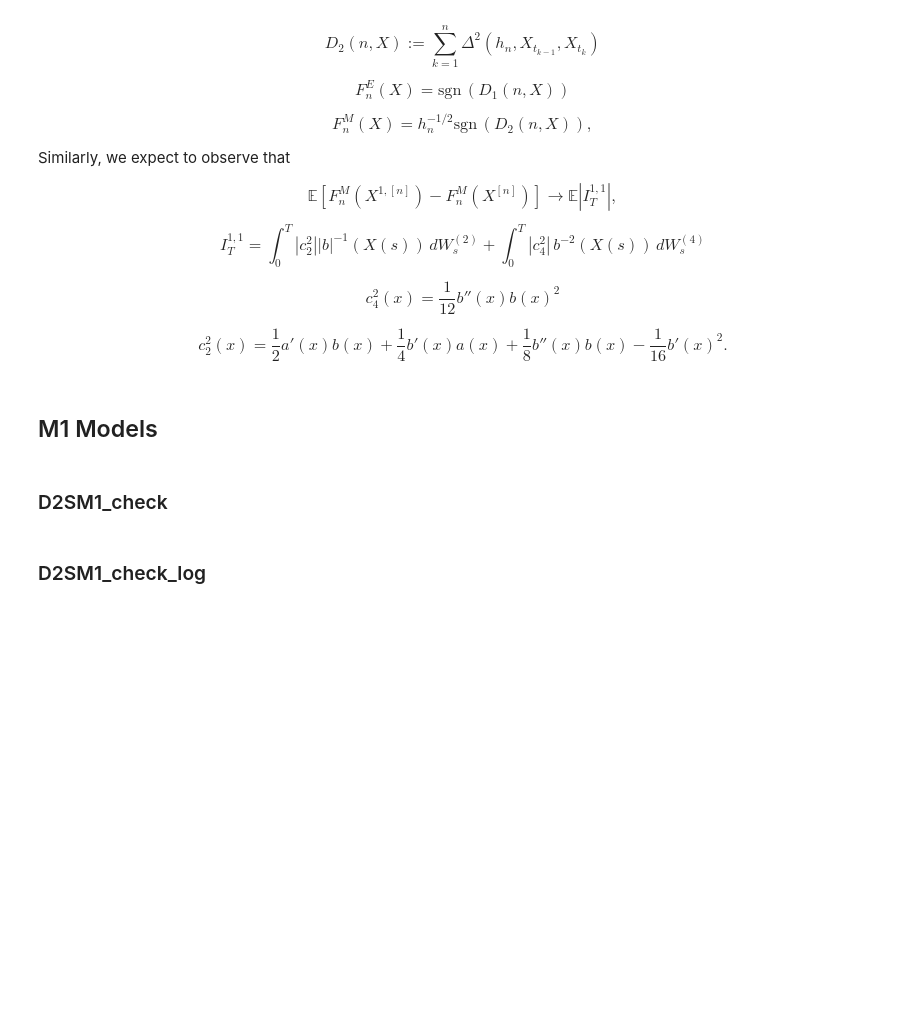
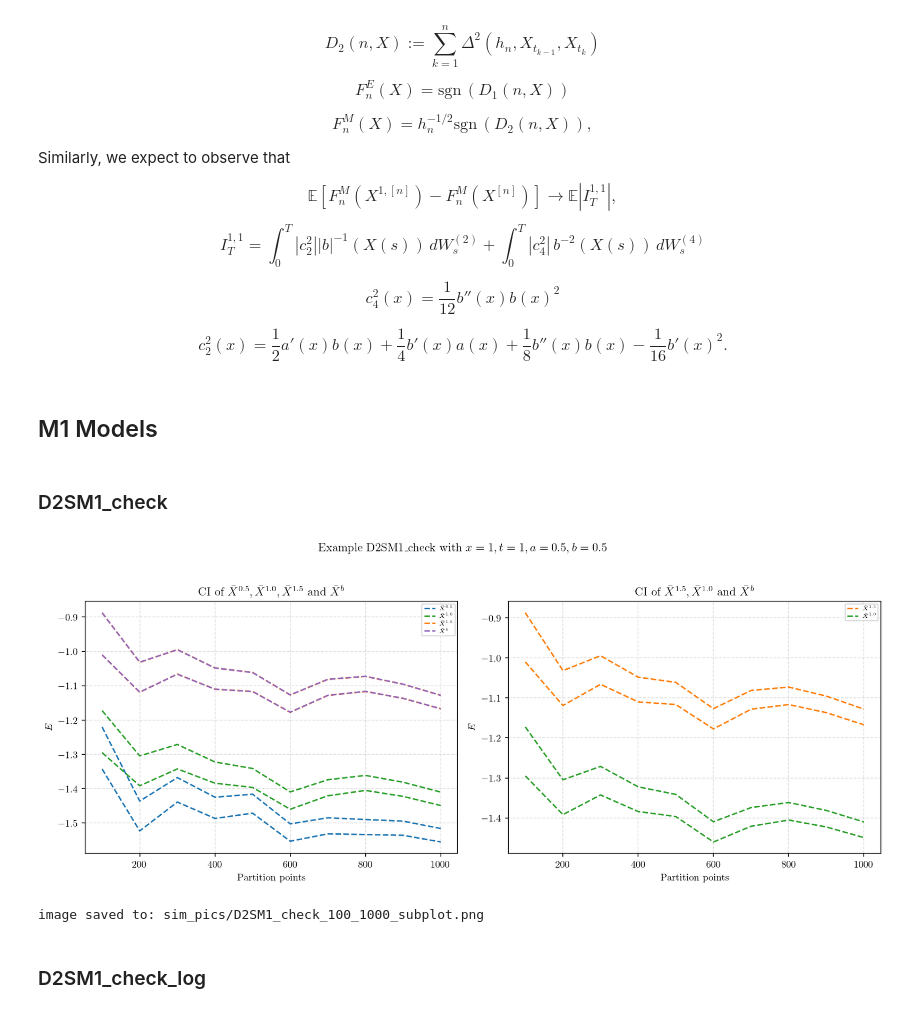
Before and after one commit to Andriyichenko/simulation, a Jupyter notebook: D2S/D2S_plot.ipynb, the cells around one changed output. Saved outputs shown, nothing was run; the diff lists cells and outputs as text; code cells hidden in the pictures; blank space fills up the shorter version.

```diff
--- a/D2S/D2S_plot.ipynb
+++ b/D2S/D2S_plot.ipynb
@@ -39,8 +39,8 @@ $$
 c_2^2(x) = \frac{1}{2} a'(x)b(x) + \frac{1}{4} b'(x)a(x)
 + \frac{1}{8} b''(x)b(x) - \frac{1}{16} b'(x)^2.
 $$
-# %% [markdown]
-## M1 Models
+# %% [markdown]
+## M1 Models
 # %% [markdown]
 ### D2SM1_check
 # %%
@@ -106,35 +106,38 @@ ax1.plot(df2["points"], A15_up_df2,  linestyle="--", color="#ff7f0e", label=r"$\
 ax1.plot(df2["points"], A15_low_df2, linestyle="--", color="#ff7f0e")
 ax1.plot(df2["points"], Axb_up_df2,  linestyle="--", color="#9467bd", label=r"$\bar{X}^{b}$")
 ax1.plot(df2["points"], Axb_low_df2, linestyle="--", color="#9467bd")
 
 ax1.set_title(r'CI of $\bar{X}^{0.5}, \bar{X}^{1.0}, \bar{X}^{1.5}$ and $\bar{X}^{b}$')
 ax1.set_xlabel("Partition points")
 ax1.set_ylabel("$E$")
 ax1.grid(True, linestyle="--", alpha=0.4)
 ax1.legend(fontsize=5.5, loc='best')
 
 # ===== 右側の図：指定された4本の線の図 =====
 ax2 = axes[1]
 ax2.plot(df2["points"], A15_up_df2,  linestyle="--", color="#ff7f0e", label=r"$\bar{X}^{1.5}$")
 ax2.plot(df2["points"], A15_low_df2, linestyle="--", color="#ff7f0e")
-ax2.plot(df2["points"], Axb_up_df2,  linestyle="--", color="#9467bd", label=r"$\bar{X}^{b}$")
-ax2.plot(df2["points"], Axb_low_df2, linestyle="--", color="#9467bd")
+# ax2.plot(df2["points"], Axb_up_df2,  linestyle="--", color="#9467bd", label=r"$\bar{X}^{b}$")
+# ax2.plot(df2["points"], Axb_low_df2, linestyle="--", color="#9467bd")
 ax2.plot(df2["points"], Am_up_df2,  linestyle="--", color="#2ca02c", label=r"$\bar{X}^{1.0}$")
 ax2.plot(df2["points"], Am_low_df2, linestyle="--", color="#2ca02c")
 
 ax2.set_title(r'CI of $\bar{X}^{1.5},\bar{X}^{1.0}$ and $\bar{X}^{b}$')
 ax2.set_xlabel("Partition points")
 ax2.set_ylabel("$E$")
 ax2.grid(True, linestyle="--", alpha=0.4)
 ax2.legend(fontsize=5.5, loc='best')
 
 # 全体タイトル（必要なら）
 fig.suptitle(r'Example D2SM1_check with $x=1,t=1,a=0.5,b=0.5$')
 
 plt.tight_layout(rect=[0, 0, 1, 0.95])  # 上に suptitle を置くために rect を少し縮める
 plt.savefig(save_path, dpi=250, bbox_inches='tight')
 plt.show()
 print("image saved to:", save_path)
+# %% [output]
+[figure, added]
+image saved to: sim_pics/D2SM1_check_100_1000_subplot.png
 # %% [markdown]
 ### D2SM1_check_log
 # %%
```
Also changed, not shown: parts of 7 cells of this notebook, 20 other files.
